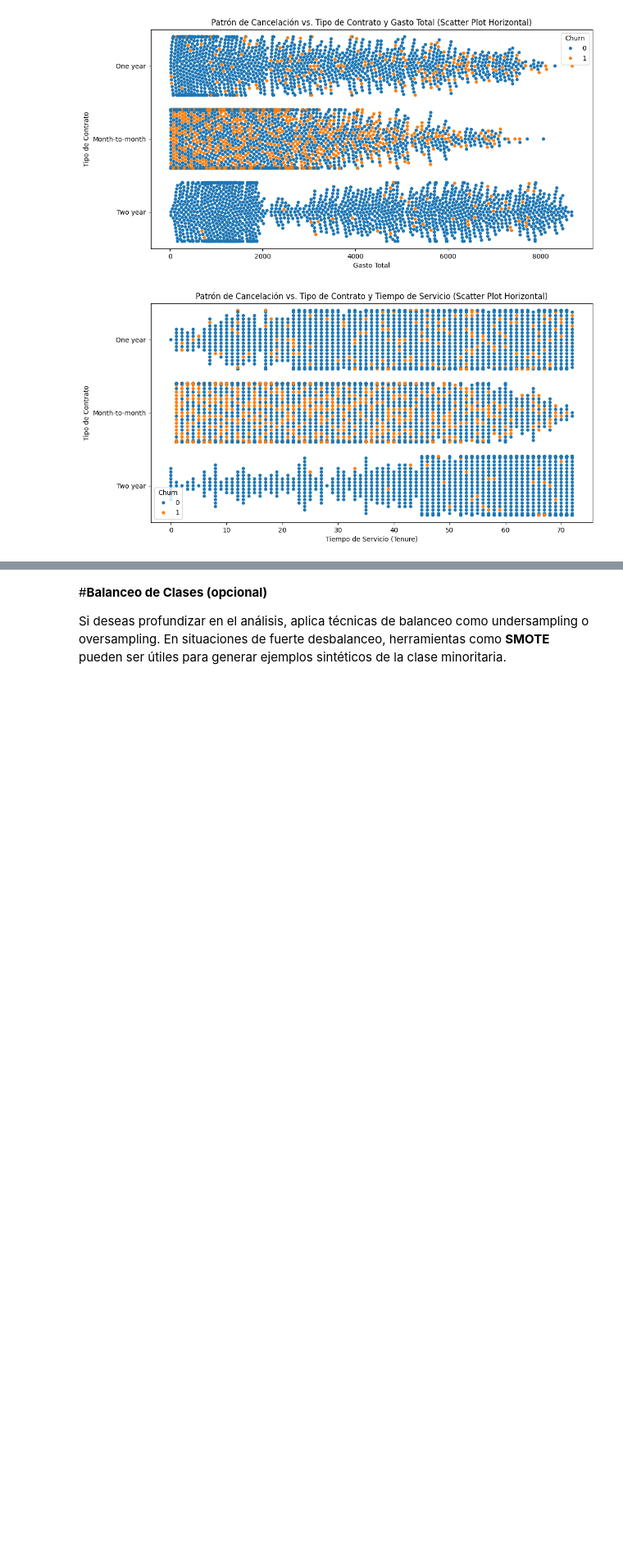
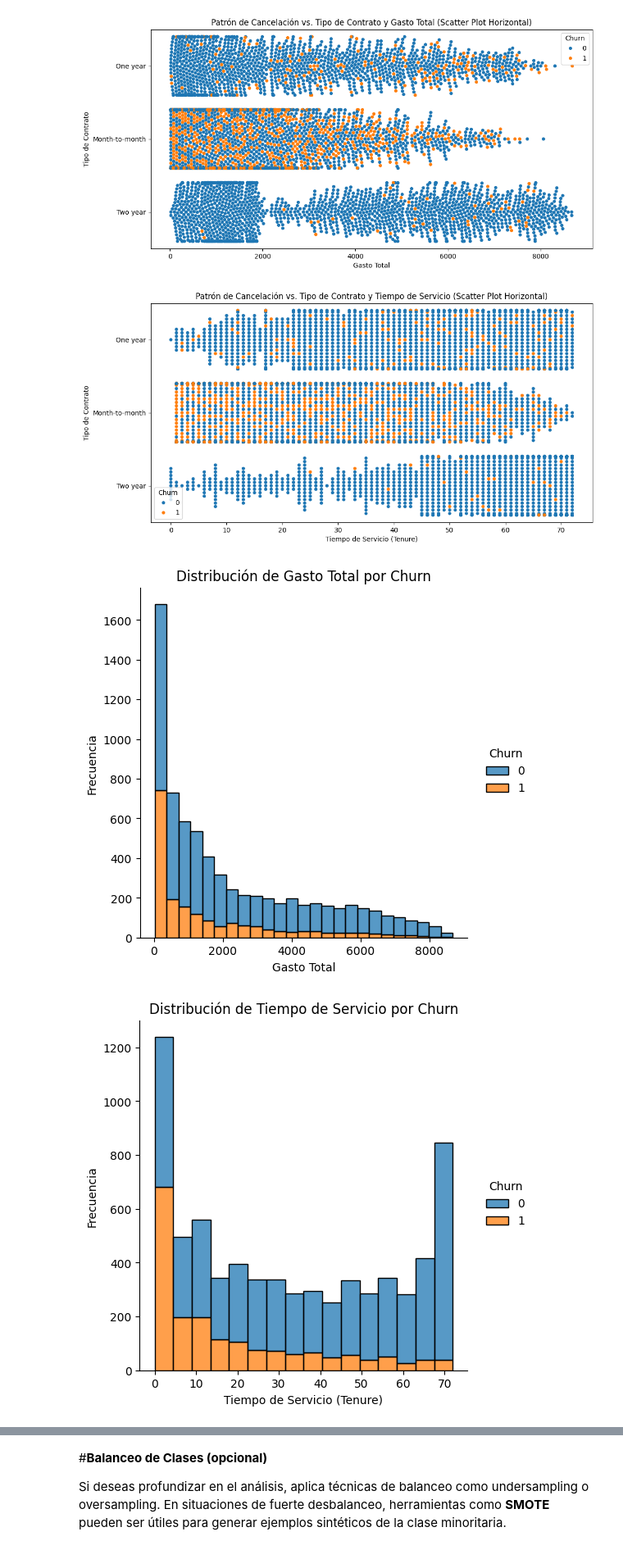
Before and after one commit to Ivan8Garcia/challenge-data-science, a Jupyter notebook: TelecomX_Parte2.ipynb, the cells around one changed output, grey strips where cells are left out. Shown at 82% size. Drawn from its saved outputs; the diff is of its cells as text; code cells hidden in the pictures; blank space fills up the shorter version.

```diff
--- a/TelecomX_Parte2.ipynb
+++ b/TelecomX_Parte2.ipynb
@@ -406,3 +406,20 @@ plt.show()
 # %% [output]
 [figure]
 [figure]
+# %%
+# prompt: por ultimo genera una grafica de distribucion de frecuencias usando displot
+
+sns.displot(data=datos, x="account.Charges.Total", hue="Churn", kind="hist", multiple="stack")
+plt.title('Distribución de Gasto Total por Churn')
+plt.xlabel('Gasto Total')
+plt.ylabel('Frecuencia')
+plt.show()
+
+sns.displot(data=datos, x="customer.tenure", hue="Churn", kind="hist", multiple="stack")
+plt.title('Distribución de Tiempo de Servicio por Churn')
+plt.xlabel('Tiempo de Servicio (Tenure)')
+plt.ylabel('Frecuencia')
+plt.show()
+# %% [output]
+[figure, added]
+[figure, added]
```
Also changed, not shown: parts of 1 cell of this notebook.
